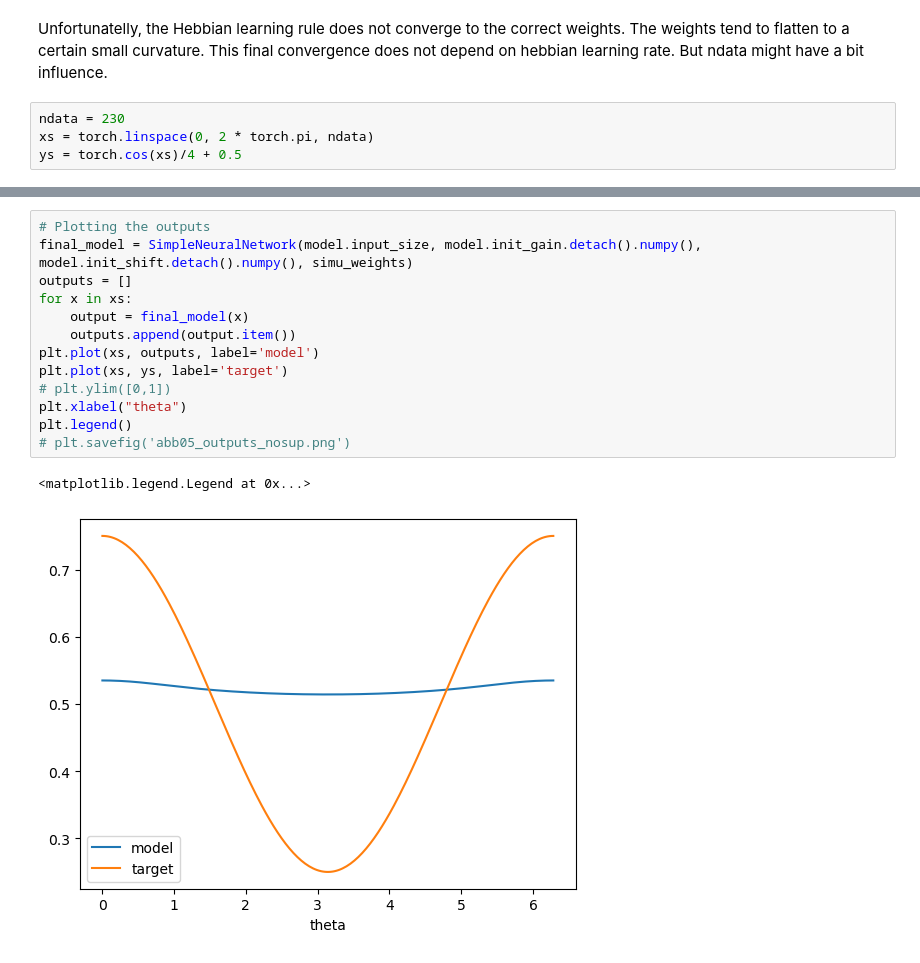
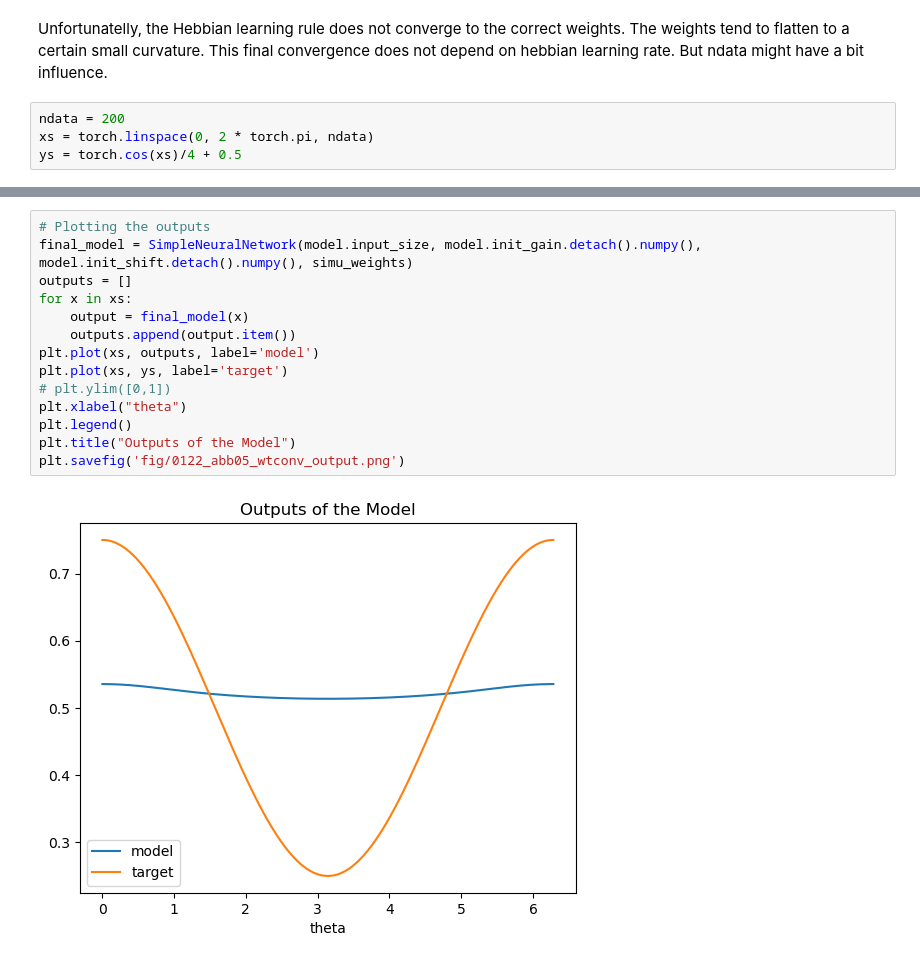
Before and after one commit to BeiGeJin/FBRNN, a Jupyter notebook: baseline_abb05/analysis_abb05_wt.ipynb, the cells around one changed output, grey strips where cells are left out. Saved outputs shown, nothing was run; the diff lists cells and outputs as text.

```diff
--- a/baseline_abb05/analysis_abb05_wt.ipynb
+++ b/baseline_abb05/analysis_abb05_wt.ipynb
@@ -99,7 +100,7 @@ plt.show()
 # %% [markdown]
 Unfortunatelly, the Hebbian learning rule does not converge to the correct weights. The weights tend to flatten to a certain small curvature. This final convergence does not depend on hebbian learning rate. But ndata might have a bit influence.
 # %%
-ndata = 230
+ndata = 200
 xs = torch.linspace(0, 2 * torch.pi, ndata)
 ys = torch.cos(xs)/4 + 0.5
 # %%
@@ -193,16 +198,16 @@ plt.show()
 # %%
 # Plotting the outputs
 final_model = SimpleNeuralNetwork(model.input_size, model.init_gain.detach().numpy(), model.init_shift.detach().numpy(), simu_weights)
 outputs = []
 for x in xs:
     output = final_model(x)
     outputs.append(output.item())
 plt.plot(xs, outputs, label='model')
 plt.plot(xs, ys, label='target')
 # plt.ylim([0,1])
 plt.xlabel("theta")
 plt.legend()
-# plt.savefig('abb05_outputs_nosup.png')
+plt.title("Outputs of the Model")
+plt.savefig('fig/0122_abb05_wtconv_output.png')
 # %% [output]
-<matplotlib.legend.Legend at 0x...>
-[figure, old version]
+[figure, new version]
```
Also changed, not shown: parts of 6 cells of this notebook, 4 other files.
